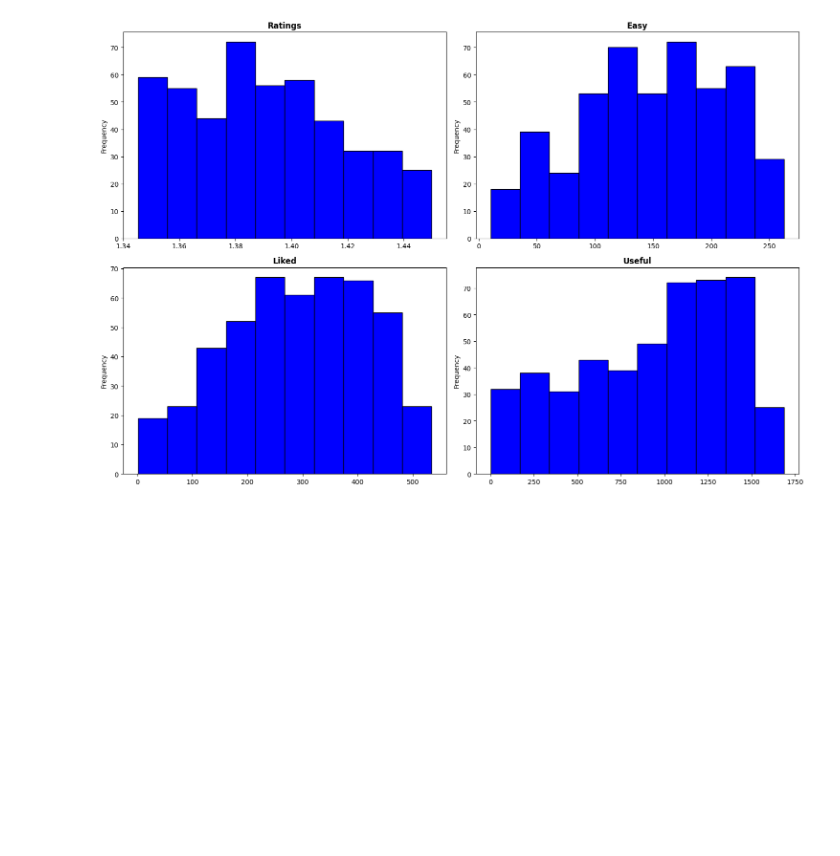
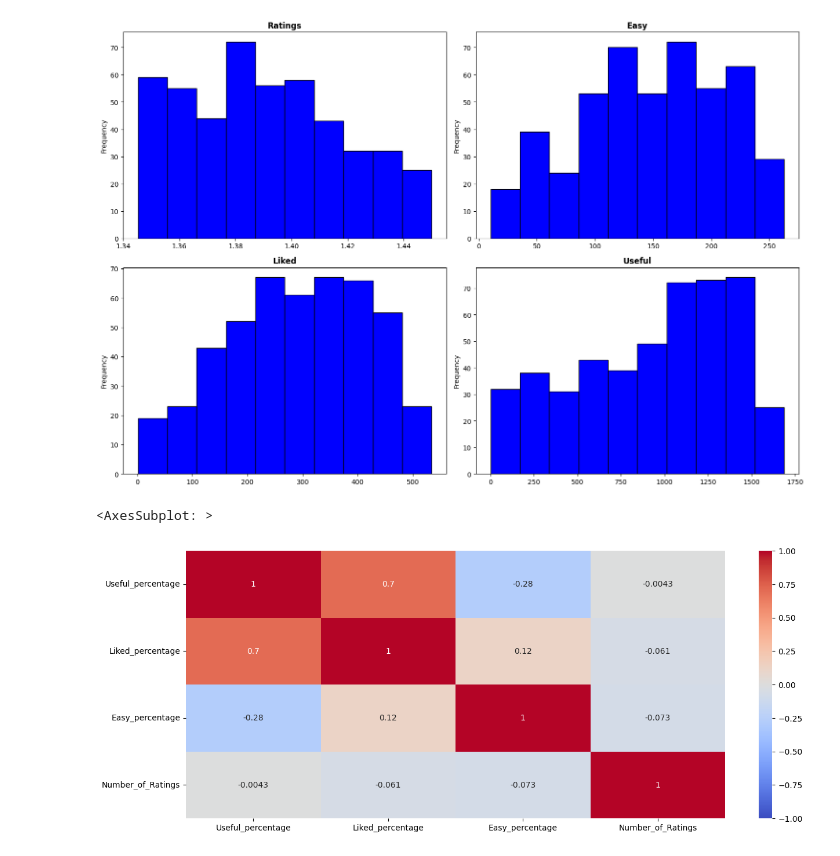
Before and after one commit to s2shams/UW-Course-Analysis, a Jupyter notebook: Data Visualization.ipynb, the cells around one changed output. Drawn from its saved outputs; the diff is of its cells as text; code cells hidden in the pictures; blank space fills up the shorter version.

```diff
--- a/Data Visualization.ipynb
+++ b/Data Visualization.ipynb
@@ -259,3 +259,11 @@ Skewness after transformation: -0.19808
 Skewness after transformation: -0.25848
 Skewness after transformation: -0.41610
 [figure]
+# %%
+# Since the data is still skewed, I'm just gonna use spearman correlation for the heatmap
+heatmap_data = course_df[['Useful_percentage', 'Liked_percentage', 'Easy_percentage', 'Number_of_Ratings']]
+plt.figure(figsize=(15,6))
+sns.heatmap(heatmap_data[heatmap_data["Number_of_Ratings"] > 50].corr(method='spearman'), vmin=-1, vmax=1, cmap='coolwarm', annot=True)
+# %% [output]
+<AxesSubplot: >
+[figure, added]
```
Also changed, not shown: parts of 9 cells of this notebook.
